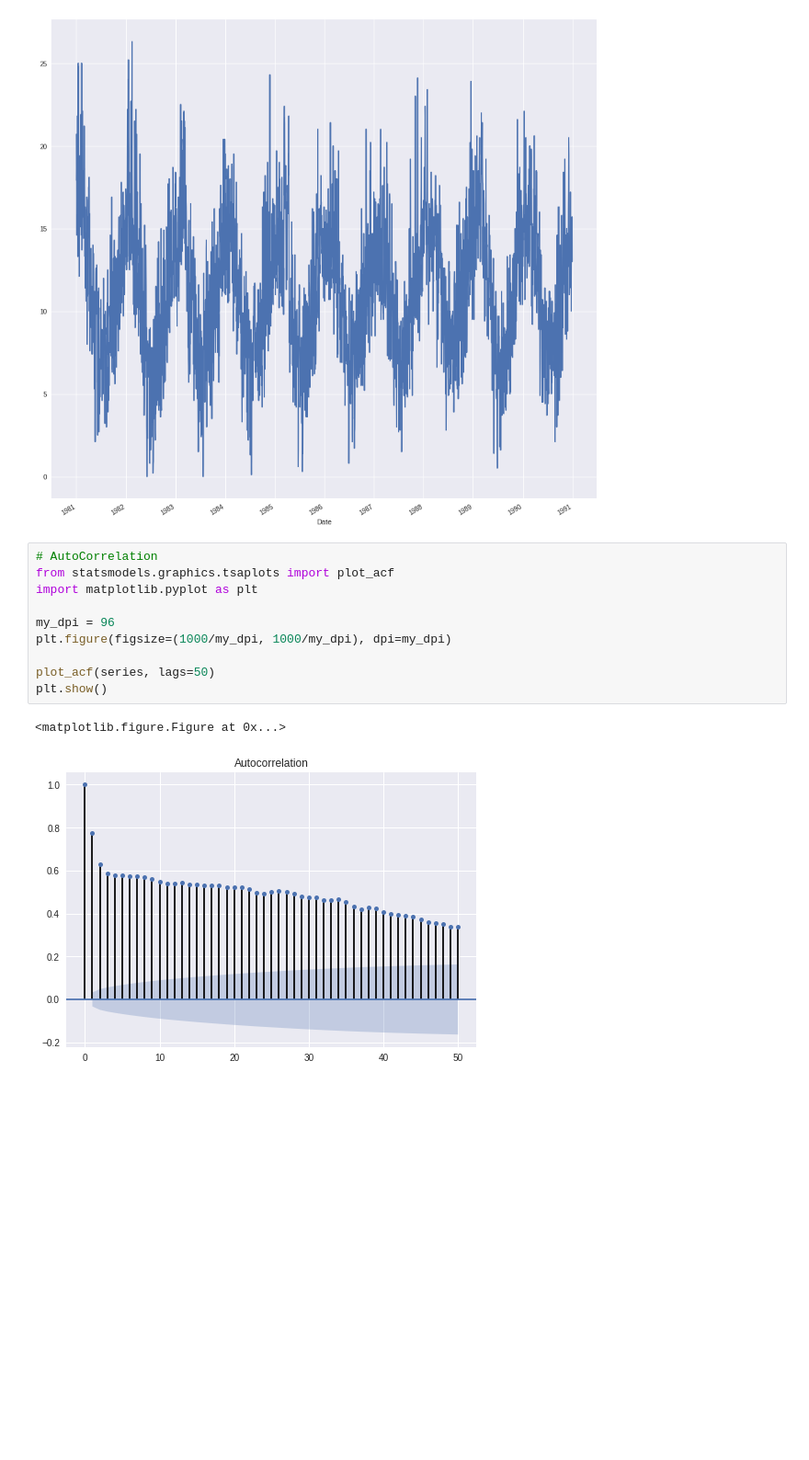
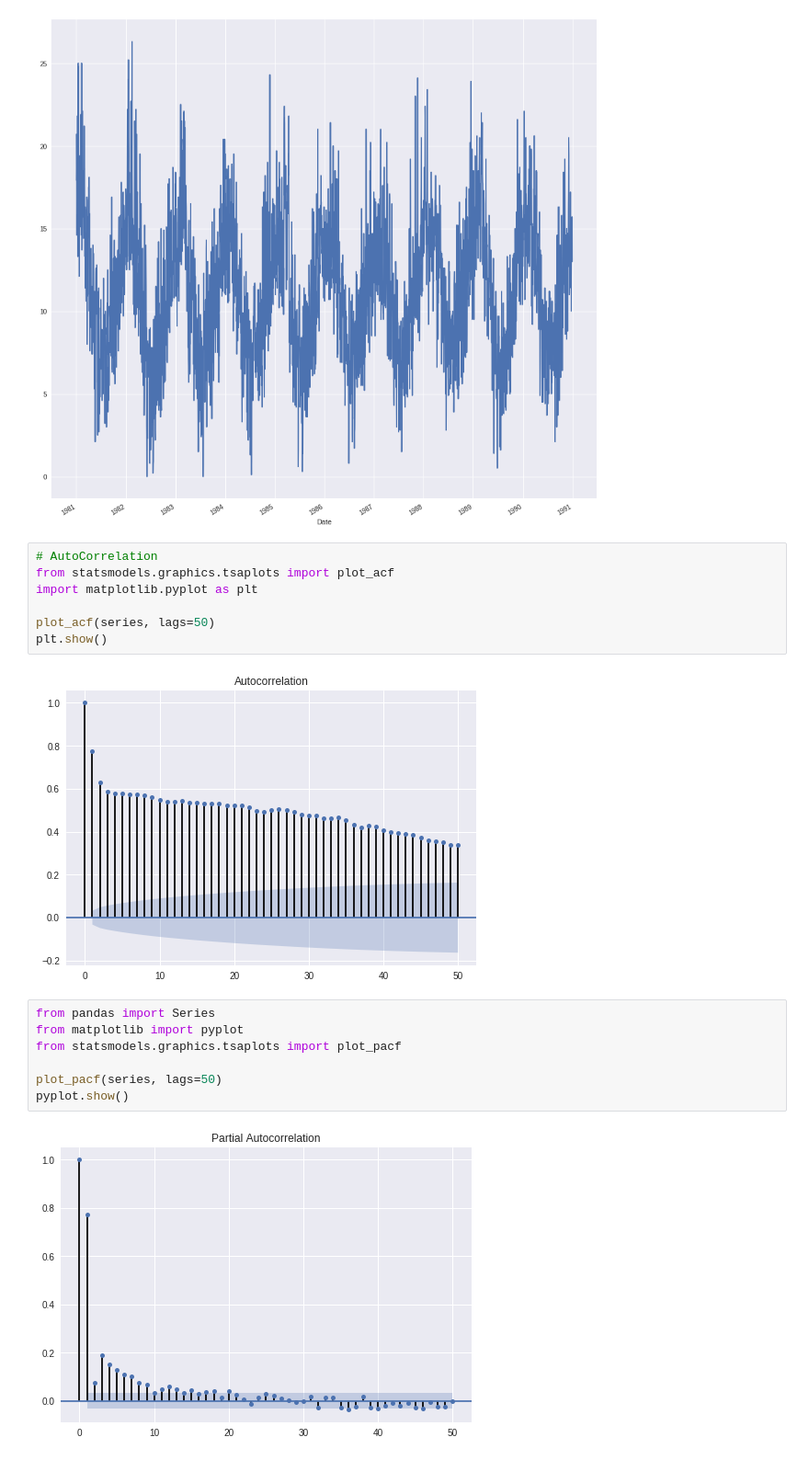
Before and after one commit to rosspeckomplekt/machine-learning-mastery, a Jupyter notebook: A_Gentle_Introduction_to_Autocorrelation_and_Partial_Autocorrelation.ipynb, the cells around one changed output. Shown at 92% size. Drawn from its saved outputs; the diff is of its cells as text; blank space fills up the shorter version.

```diff
--- a/A_Gentle_Introduction_to_Autocorrelation_and_Partial_Autocorrelation.ipynb
+++ b/A_Gentle_Introduction_to_Autocorrelation_and_Partial_Autocorrelation.ipynb
@@ -26,11 +26,16 @@ pyplot.show()
 from statsmodels.graphics.tsaplots import plot_acf
 import matplotlib.pyplot as plt
 
-my_dpi = 96
-plt.figure(figsize=(1000/my_dpi, 1000/my_dpi), dpi=my_dpi)
-
 plot_acf(series, lags=50)
 plt.show()
 # %% [output]
-<matplotlib.figure.Figure at 0x...>
 [figure]
+# %%
+from pandas import Series
+from matplotlib import pyplot
+from statsmodels.graphics.tsaplots import plot_pacf
+
+plot_pacf(series, lags=50)
+pyplot.show()
+# %% [output]
+[figure, added]
```
Also changed, not shown: parts of 1 cell of this notebook.
